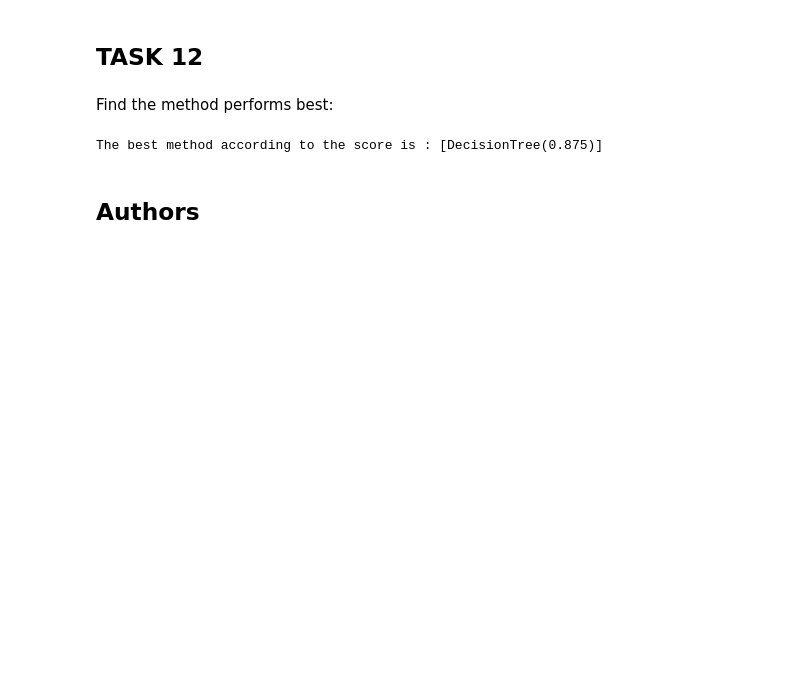
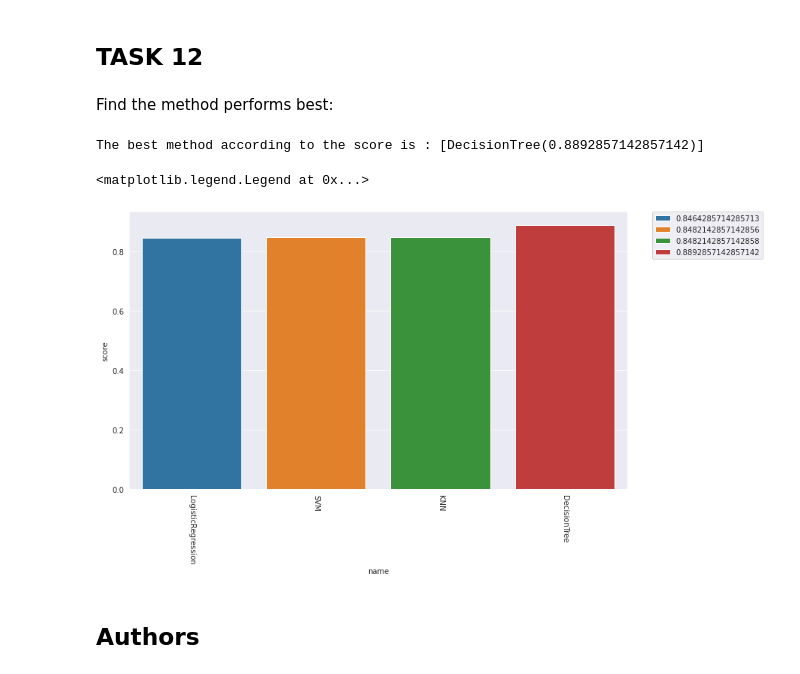
Before and after one commit to Milos0110/ibm_applied_ds_capstone_project, a Jupyter notebook: SpaceX_Machine Learning Prediction_Part_5.ipynb, the cells around one changed output. Saved outputs shown, nothing was run; the diff lists cells and outputs as text; code cells hidden in the pictures; blank space fills up the shorter version.

```diff
--- a/SpaceX_Machine Learning Prediction_Part_5.ipynb
+++ b/SpaceX_Machine Learning Prediction_Part_5.ipynb
@@ -344,14 +325,30 @@ plot_confusion_matrix(Y_test, yhat)
 # %% [markdown]
 Find the method performs best:
 # %%
-scores = {'LogisticRegression': logreg_cv.best_score_, 'SVM': svm_cv.best_score_, 'DecisionTree': tree_cv.best_score_, 'KNN': knn_cv.best_score_}
+scores = {'LogisticRegression': logreg_cv.best_score_,
+          'SVM': svm_cv.best_score_,
+          'DecisionTree': tree_cv.best_score_,
+          'KNN': knn_cv.best_score_}
 # Get the key containing the highest score
-max_key=max(scores,key=scores.get)
+max_key = max(scores, key=scores.get)
 
 # Print out the max_key (Method name) and access the value of the scores by max_key
-print('The best method according to the score is : [{}({})]'.format(max_key,scores[max_key]))
+print('The best method according to the score is : [{}({})]'.format(max_key, scores[max_key]))
+
+scores_df = pd.DataFrame(columns=['name', 'score'])
+for key in scores:
+    score_df = pd.DataFrame({'name': [key], 'score': [scores[key]]})
+    scores_df = pd.concat([scores_df, score_df])
+fig, ax = plt.subplots(figsize=(10, 7))
+scores_df = scores_df.sort_values('score')
+sns.barplot(ax=ax, x='name', y='score', data=scores_df, hue='score', dodge=False)
+plt.xticks(rotation=270)
+plt.tight_layout()
+plt.legend(bbox_to_anchor=(1.05, 1), loc='upper left', borderaxespad=0)
 # %% [output]
-The best method according to the score is : [DecisionTree(0.875)]
+The best method according to the score is : [DecisionTree(0.8892857142857142)]
+<matplotlib.legend.Legend at 0x...>
+[figure, added]
 # %% [markdown]
 ## Authors
 # %% [markdown]
```
Also changed, not shown: parts of 7 cells of this notebook, 4 other files.
